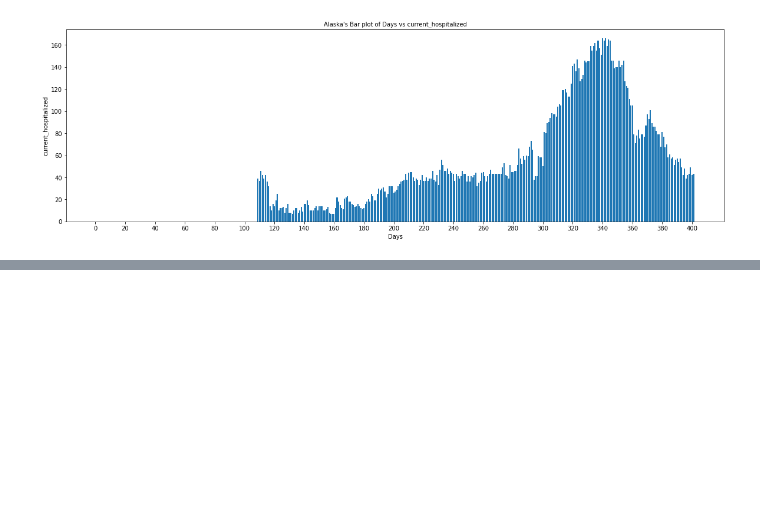
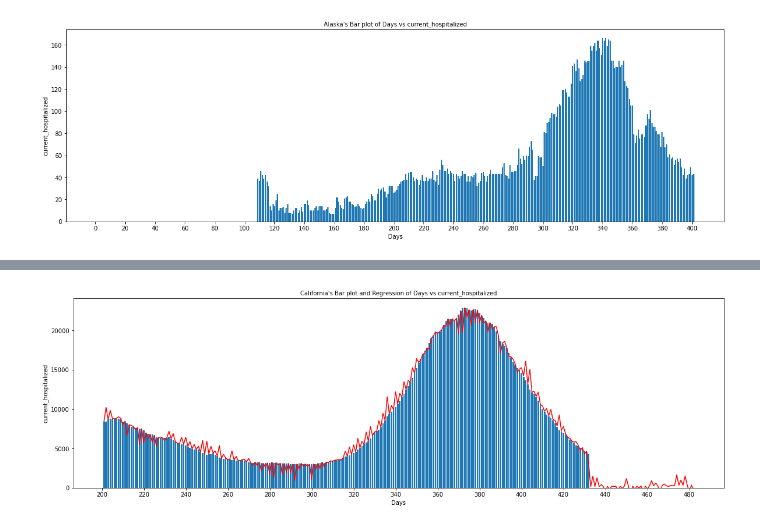
Before and after one commit to nickabcarius/ECS171_Group_5, a Jupyter notebook: ECS 171 Project processing dataset.ipynb, the cells around one changed output, grey strips where cells are left out. Saved outputs shown, nothing was run; the diff lists cells and outputs as text; code cells hidden in the pictures; blank space fills up the shorter version.

```diff
--- a/ECS 171 Project processing dataset.ipynb
+++ b/ECS 171 Project processing dataset.ipynb
@@ -208,0 +211,8 @@ BarAndRegression("California", 'current_hospitalized', 200, 400)
+# %%
+#Now try to predict the future given what we know:
+
+BarAndRegression("California", 'current_hospitalized', 200, 500)
+# Kind of weird looking once the end of the data is reached, the regression line doesn't drop.
+# May need to modify order function to fix that
+# %% [output]
+[figure, added]
```
Also changed, not shown: parts of 6 cells of this notebook.
